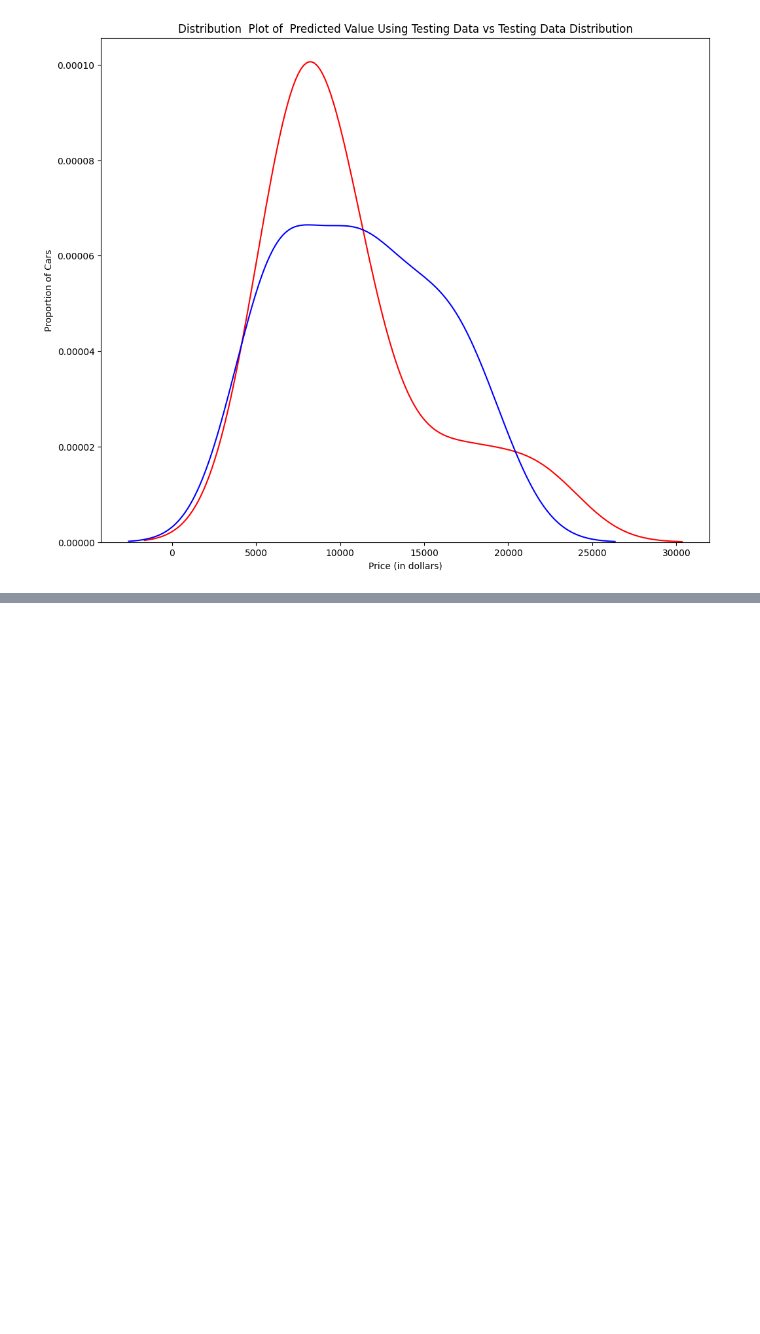
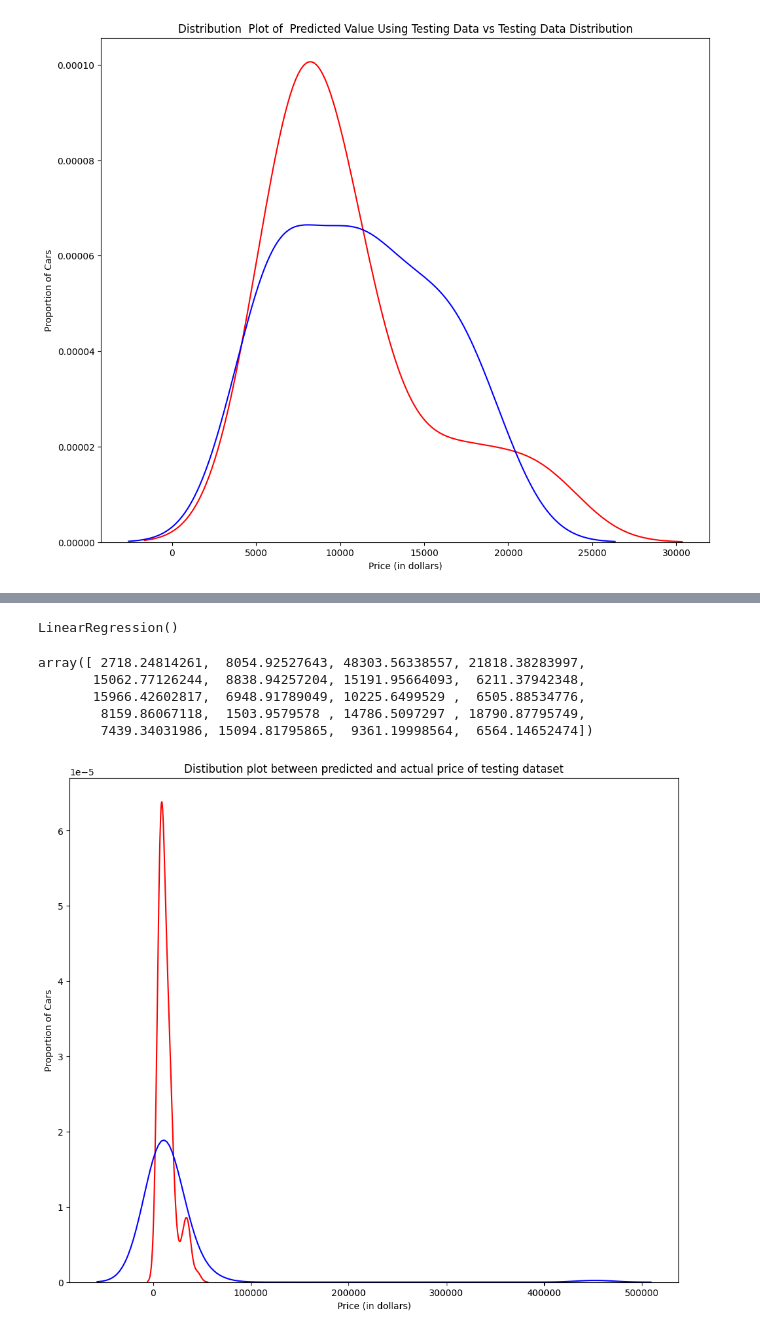
Before and after one commit to VishSeran/Data-Preprocessing-ML, a Jupyter notebook: ModelEvaluation_and_Refinement_UsedCars.ipynb, the cells around one changed output, grey strips where cells are left out. Saved outputs shown, nothing was run; the diff lists cells and outputs as text; code cells hidden in the pictures; blank space fills up the shorter version.

Commit message:
linear model trained and calculated R squared values

```diff
--- a/ModelEvaluation_and_Refinement_UsedCars.ipynb
+++ b/ModelEvaluation_and_Refinement_UsedCars.ipynb
@@ -224,0 +254,9 @@ DistributionPlot(y_test, y_test_predict, "Actual Values (Test)", "Predict Values
+# %%
+x_train, x_test , y_train, y_test = train_test_split(x_data, y_data, test_size=0.45, random_state=0)
+# %%
+from sklearn.preprocessing import PolynomialFeatures
+
+pr = PolynomialFeatures(degree=3)
+
+x_train_pr = pr.fit_transform(x_train[['horsepower', 'curb-weight', 'engine-size', 'highway-mpg']])
+x_test_pr = pr.fit_transform(x_test[['horsepower', 'curb-weight', 'engine-size', 'highway-mpg']])
@@ -224,0 +271,19 @@ DistributionPlot(y_test, y_test_predict, "Actual Values (Test)", "Predict Values
+# %%
+linear_pr = LinearRegression()
+linear_pr.fit(x_train_pr,y_train)
+# %% [output]
+LinearRegression()
+# %%
+# predict x_test_scaler using model
+yhat = linear_pr.predict(x_test_pr)
+yhat[0:20]
+# %% [output]
+array([ 2718.24814261,  8054.92527643, 48303.56338557, 21818.38283997,
+       15062.77126244,  8838.94257204, 15191.95664093,  6211.37942348,
+       15966.42602817,  6948.91789049, 10225.6499529 ,  6505.88534776,
+        8159.86067118,  1503.9579578 , 14786.5097297 , 18790.87795749,
+        7439.34031986, 15094.81795865,  9361.19998564,  6564.14652474])
+# %%
+DistributionPlot(y_test, yhat, "Actual Values (test)", "Predict Vales (test)", "Distibution plot between predicted and actual price of testing dataset")
+# %% [output]
+[figure, added]
```
Also changed, not shown: parts of 7 cells of this notebook.
